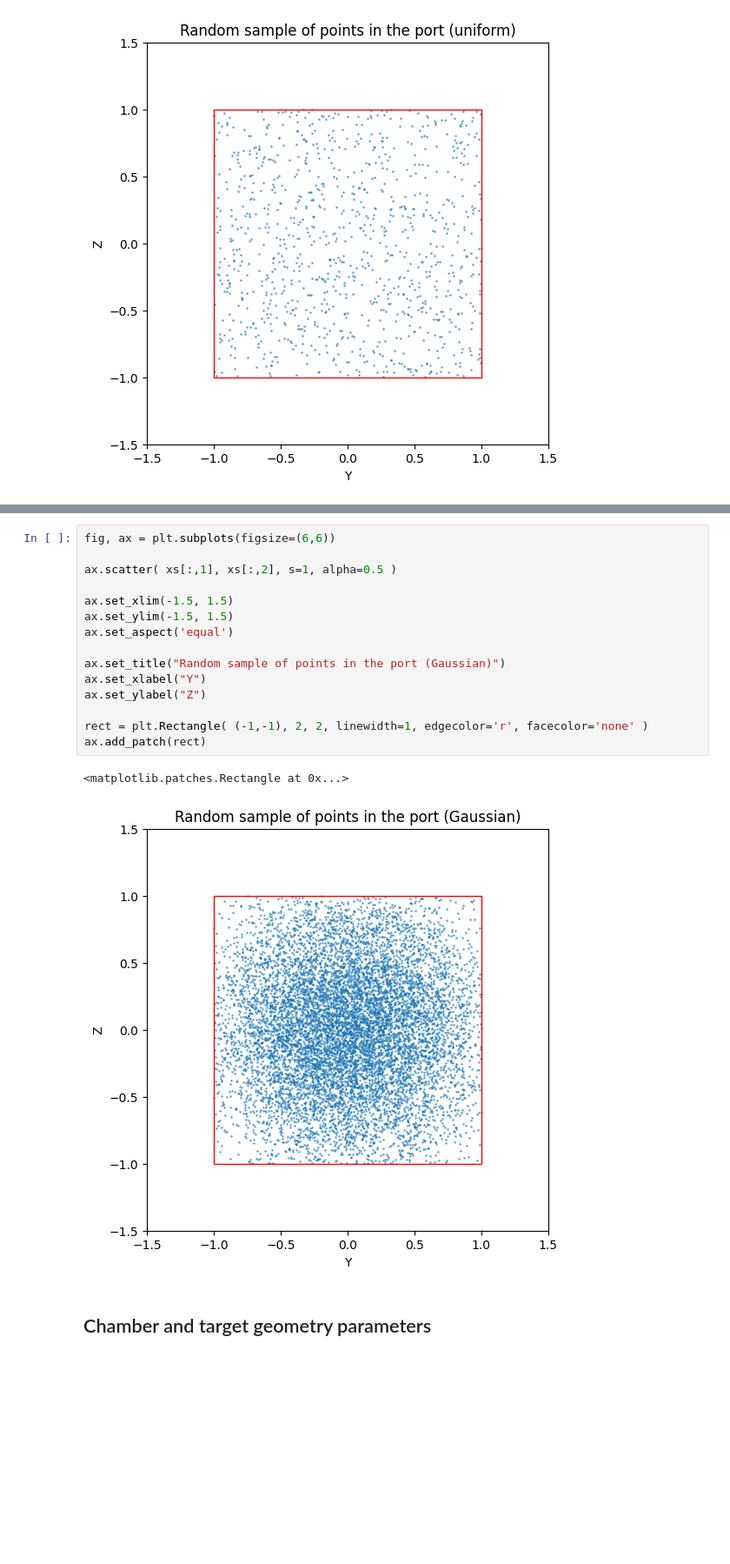
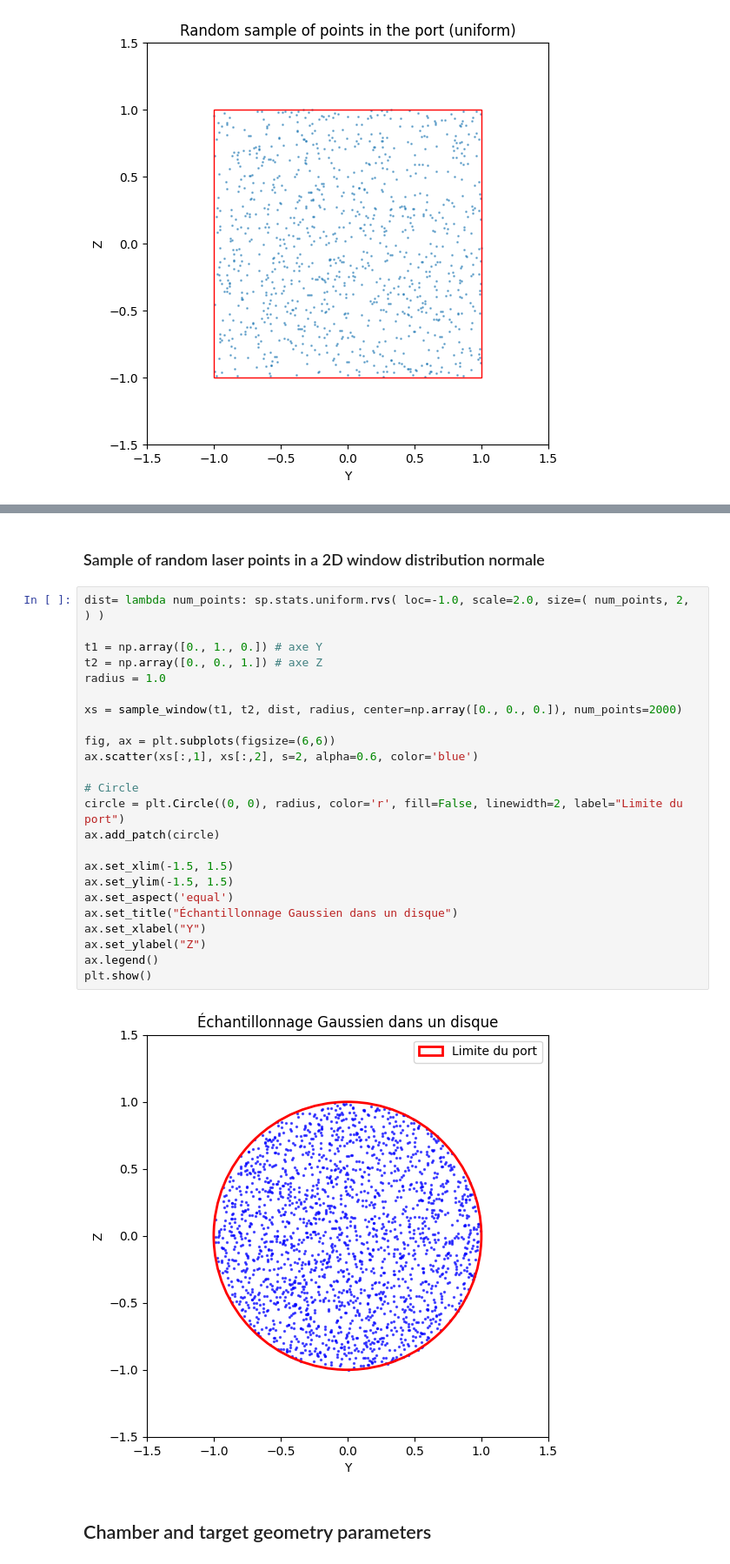
Before and after one commit to clarajdr/Omega60-DD-ICF-simulation, a Jupyter notebook: samplerays.ipynb, the cells around one changed output, grey strips where cells are left out. Shown at 87% size. Drawn from its saved outputs; the diff is of its cells as text; blank space fills up the shorter version.

```diff
--- a/samplerays.ipynb
+++ b/samplerays.ipynb
@@ -112,21 +122,31 @@ print(xs.shape  )
-# %%
-fig, ax = plt.subplots(figsize=(6,6))
-
-ax.scatter( xs[:,1], xs[:,2], s=1, alpha=0.5 )
-
-ax.set_xlim(-1.5, 1.5)
-ax.set_ylim(-1.5, 1.5)
-ax.set_aspect('equal')
-
-ax.set_title("Random sample of points in the port (Gaussian)")
-ax.set_xlabel("Y")
-ax.set_ylabel("Z")
-
-rect = plt.Rectangle( (-1,-1), 2, 2, linewidth=1, edgecolor='r', facecolor='none' )
-ax.add_patch(rect)
-# %% [output]
-<matplotlib.patches.Rectangle at 0x...>
-[figure, removed]
+# %% [markdown]
+### Sample of random laser points in a 2D window distribution normale
+# %%
+dist= lambda num_points: sp.stats.uniform.rvs( loc=-1.0, scale=2.0, size=( num_points, 2, ) )
+
+t1 = np.array([0., 1., 0.]) # axe Y
+t2 = np.array([0., 0., 1.]) # axe Z
+radius = 1.0
+
+xs = sample_window(t1, t2, dist, radius, center=np.array([0., 0., 0.]), num_points=2000)
+
+fig, ax = plt.subplots(figsize=(6,6))
+ax.scatter(xs[:,1], xs[:,2], s=2, alpha=0.6, color='blue')
+
+# Circle
+circle = plt.Circle((0, 0), radius, color='r', fill=False, linewidth=2, label="Limite du port")
+ax.add_patch(circle)
+
+ax.set_xlim(-1.5, 1.5)
+ax.set_ylim(-1.5, 1.5)
+ax.set_aspect('equal')
+ax.set_title("Échantillonnage Gaussien dans un disque")
+ax.set_xlabel("Y")
+ax.set_ylabel("Z")
+ax.legend()
+plt.show()
+# %% [output]
+[figure, added]
 # %% [markdown]
 ## Chamber and target geometry parameters
 # %%
```
Also changed, not shown: parts of 11 cells of this notebook, 5 other files.
